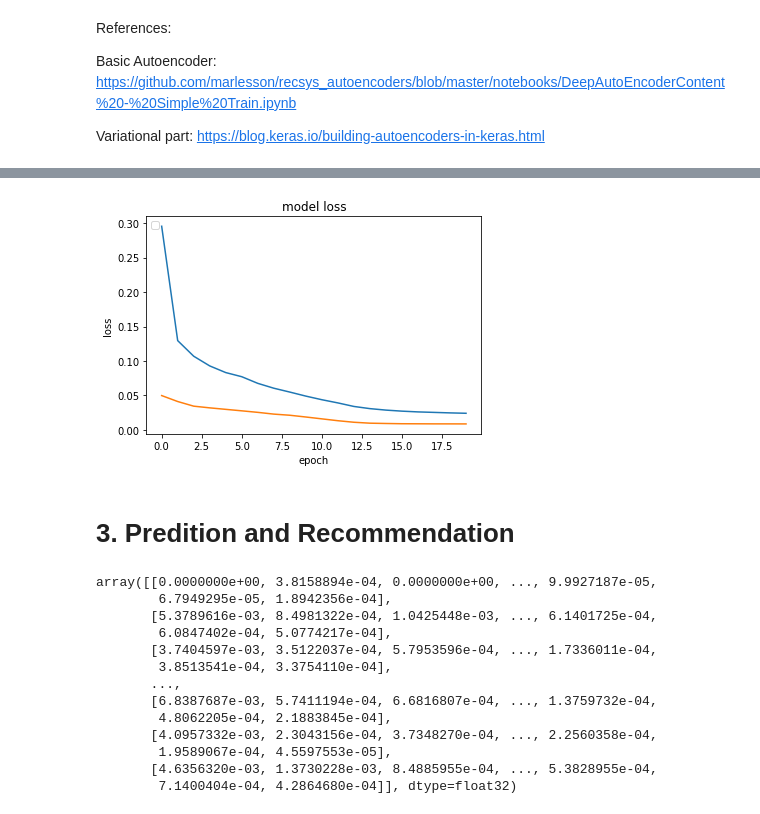
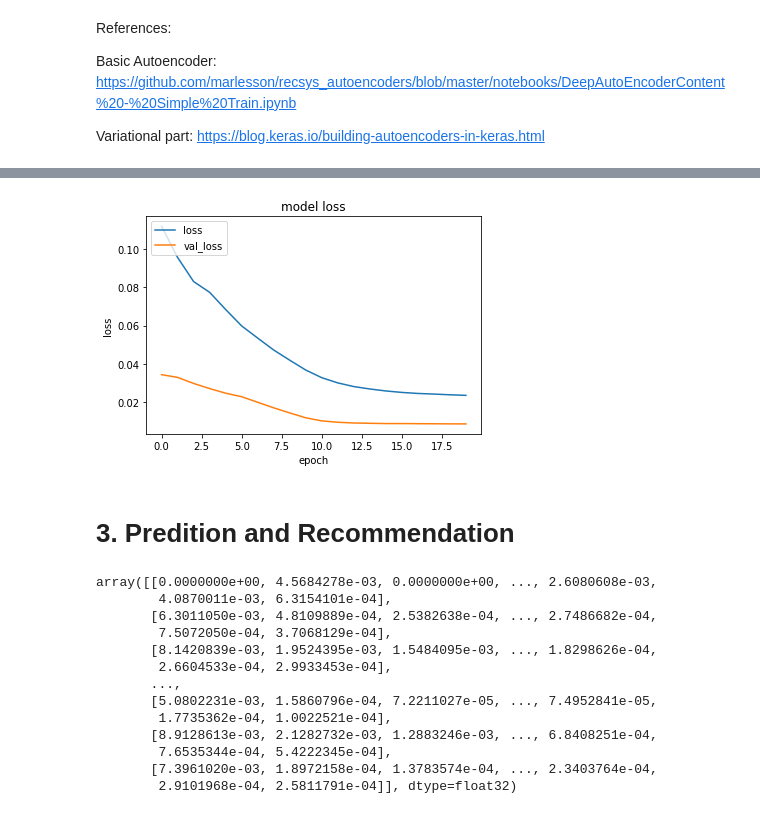
Before and after one commit to yshuidie/steamNNRecom, a Jupyter notebook: notebooks/Steam_VAE.ipynb, the cells around one changed output, grey strips where cells are left out. Saved outputs shown, nothing was run; the diff lists cells and outputs as text; code cells hidden in the pictures.

Commit message:
Update both models, close to final

```diff
--- a/notebooks/Steam_VAE.ipynb
+++ b/notebooks/Steam_VAE.ipynb
@@ -203,7 +201,7 @@ def vae_loss(input_layer, output_layer):
     kl_loss = - 0.5 * K.mean(1 + log_sigma - K.square(mean) - K.exp(log_sigma), axis=-1)
     return xent_loss + kl_loss
 
-model.compile(optimizer = Adam(lr=0.00005),loss=vae_loss)
+model.compile(optimizer = Adam(lr=0.00005),loss=vae_loss,metrics=['mse'])
 
 model.summary()
 # %% [output]
@@ -251,21 +249,22 @@ Epoch 20/20
 # %%
 import matplotlib.pyplot as plt
 
 def plot_hist(hist):
     # summarize history for loss
     fig, ax = plt.subplots()  # create figure & 1 axis
 
     plt.title('model loss')
     plt.ylabel('loss')
     plt.xlabel('epoch')
-    plt.legend(['train', 'test'], loc='upper left')
 
     plt.plot(hist.history['loss'])
     plt.plot(hist.history['val_loss'])
 
+    plt.legend(['loss', 'val_loss'], loc='upper left')
+
 plot_hist(hist)
 # %% [output]
-[figure, old version]
+[figure, new version]
 # %% [markdown]
 # 3. Predition and Recommendation
 # %%
@@ -273,19 +272,19 @@ plot_hist(hist)
 pred_matrix = model.predict(X) * (X[0] == 0)
 pred_matrix
 # %% [output]
-array([[0.0000000e+00, 3.8158894e-04, 0.0000000e+00, ..., 9.9927187e-05,
-        6.7949295e-05, 1.8942356e-04],
-       [5.3789616e-03, 8.4981322e-04, 1.0425448e-03, ..., 6.1401725e-04,
-        6.0847402e-04, 5.0774217e-04],
-       [3.7404597e-03, 3.5122037e-04, 5.7953596e-04, ..., 1.7336011e-04,
-        3.8513541e-04, 3.3754110e-04],
+array([[0.0000000e+00, 4.5684278e-03, 0.0000000e+00, ..., 2.6080608e-03,
+        4.0870011e-03, 6.3154101e-04],
+       [6.3011050e-03, 4.8109889e-04, 2.5382638e-04, ..., 2.7486682e-04,
+        7.5072050e-04, 3.7068129e-04],
+       [8.1420839e-03, 1.9524395e-03, 1.5484095e-03, ..., 1.8298626e-04,
+        2.6604533e-04, 2.9933453e-04],
        ...,
-       [6.8387687e-03, 5.7411194e-04, 6.6816807e-04, ..., 1.3759732e-04,
-        4.8062205e-04, 2.1883845e-04],
-       [4.0957332e-03, 2.3043156e-04, 3.7348270e-04, ..., 2.2560358e-04,
-        1.9589067e-04, 4.5597553e-05],
-       [4.6356320e-03, 1.3730228e-03, 8.4885955e-04, ..., 5.3828955e-04,
-        7.1400404e-04, 4.2864680e-04]], dtype=float32)
+       [5.0802231e-03, 1.5860796e-04, 7.2211027e-05, ..., 7.4952841e-05,
+        1.7735362e-04, 1.0022521e-04],
+       [8.9128613e-03, 2.1282732e-03, 1.2883246e-03, ..., 6.8408251e-04,
+        7.6535344e-04, 5.4222345e-04],
+       [7.3961020e-03, 1.8972158e-04, 1.3783574e-04, ..., 2.3403764e-04,
+        2.9101968e-04, 2.5811791e-04]], dtype=float32)
 # %%
 # converting the reconstructed matrix back to a Pandas dataframe
 df_pred_matrix  = pd.DataFrame(pred_matrix,
```
Also changed, not shown: parts of 7 cells of this notebook, 1 other file.
